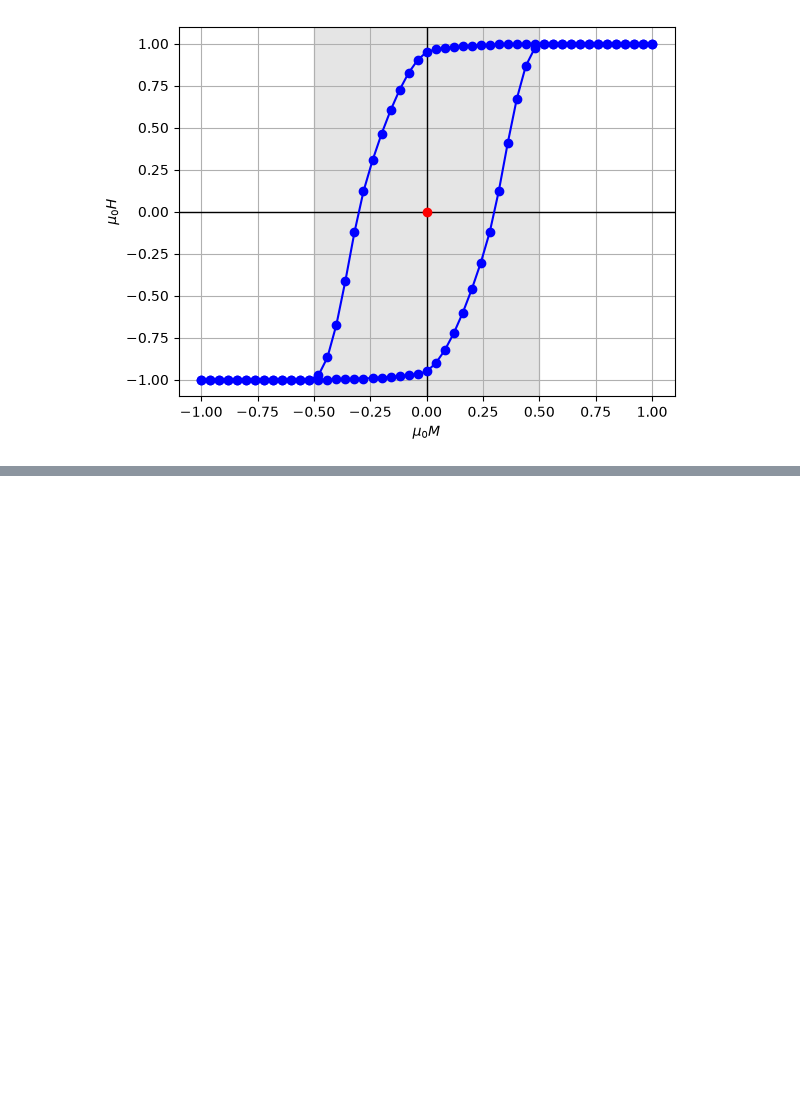
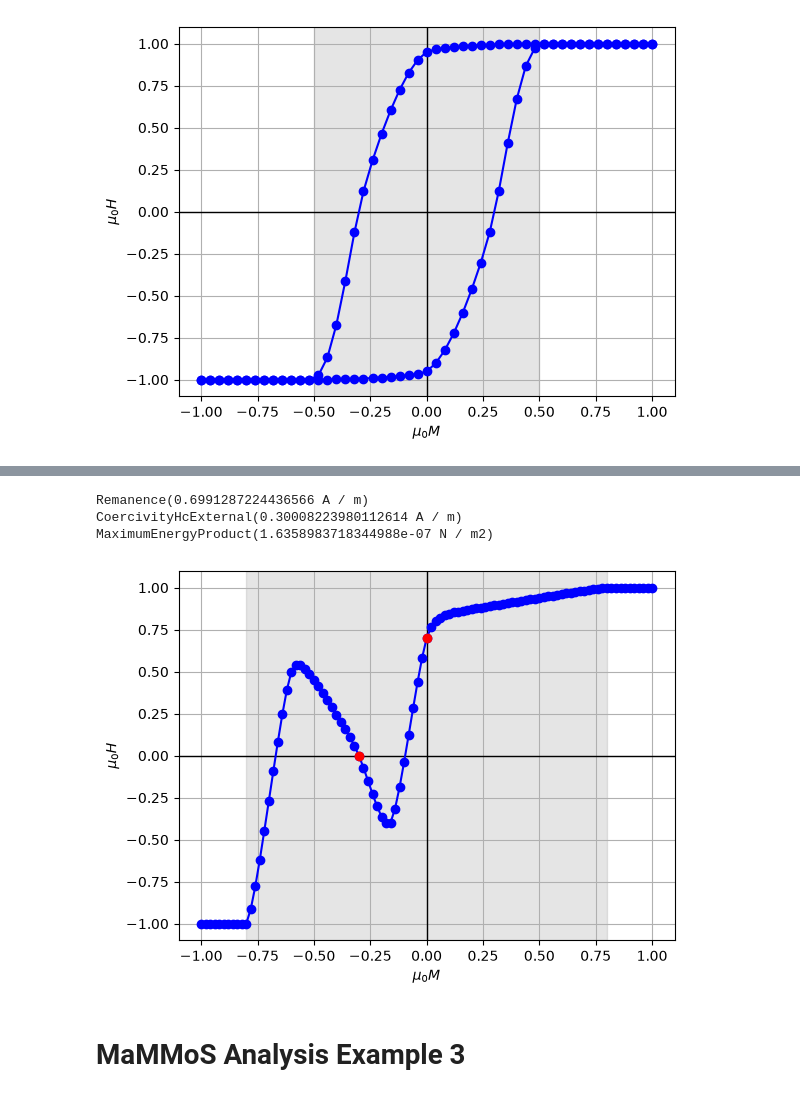
Before and after one commit to AdamsMP92/PolygonHysteresisModeller, a Jupyter notebook: notebooks/examples.ipynb, the cells around one changed output, grey strips where cells are left out. Drawn from its saved outputs; the diff is of its cells as text; code cells hidden in the pictures; blank space fills up the shorter version.

```diff
--- a/notebooks/examples.ipynb
+++ b/notebooks/examples.ipynb
@@ -45,0 +98,9 @@ phm.plot_curve(x, y, np.array(saturation_bounds), 0, 0)
+# %%
+phm.mammos_analyse_curve(x, y, saturation_bounds)
+# %% [output]
+Remanence(0.6991287224436566 A / m)
+CoercivityHcExternal(0.30008223980112614 A / m)
+MaximumEnergyProduct(1.6358983718344988e-07 N / m2)
+[figure, added]
+# %% [markdown]
+# MaMMoS Analysis Example 3
```
Also changed, not shown: parts of 12 cells of this notebook, 3 other files.
